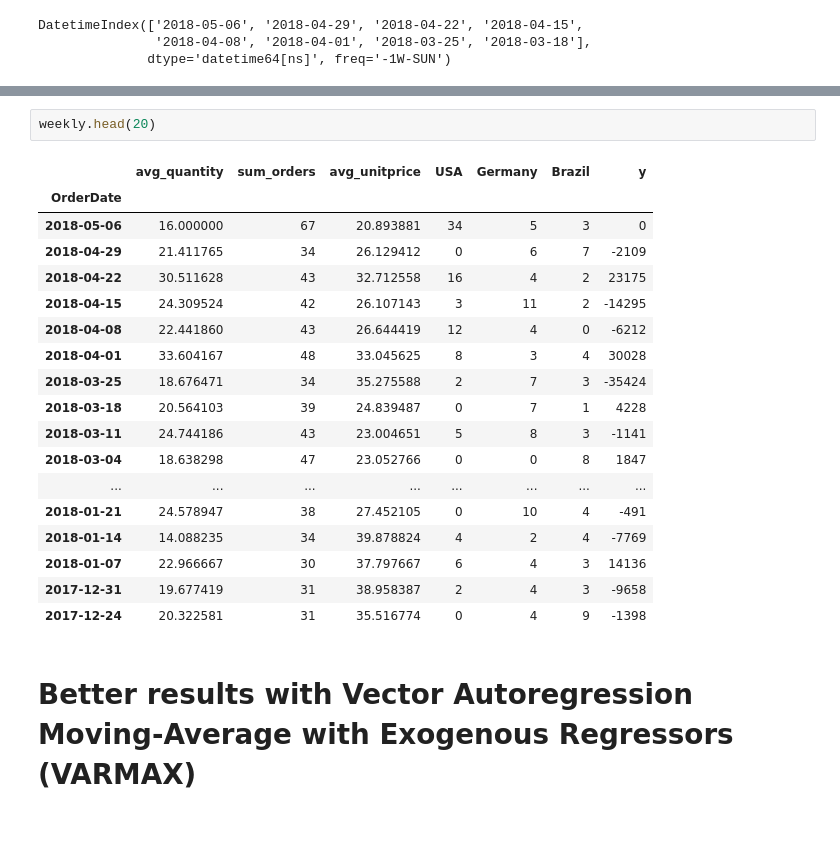
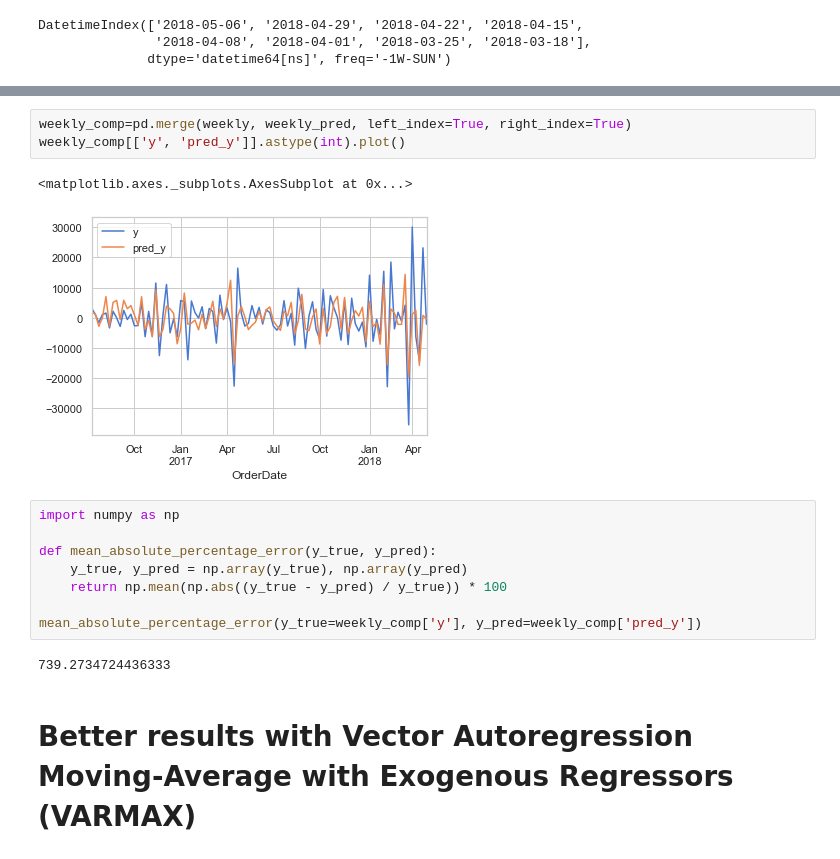
Before and after one commit to JGruettner/comprehensive_crm, a Jupyter notebook: Forecast_Multivari.ipynb, the cells around one changed output, grey strips where cells are left out. Drawn from its saved outputs; the diff is of its cells as text; blank space fills up the shorter version.

```diff
--- a/Forecast_Multivari.ipynb
+++ b/Forecast_Multivari.ipynb
@@ -282,24 +275,19 @@ var_res.fittedvalues
-# %%
-weekly.head(20)
-# %% [output]
-|  | avg_quantity | sum_orders | avg_unitprice | USA | Germany | Brazil | y |
-| OrderDate |  |  |  |  |  |  |  |
-| 2018-05-06 | 16.000000 | 67 | 20.893881 | 34 | 5 | 3 | 0 |
-| 2018-04-29 | 21.411765 | 34 | 26.129412 | 0 | 6 | 7 | -2109 |
-| 2018-04-22 | 30.511628 | 43 | 32.712558 | 16 | 4 | 2 | 23175 |
-| 2018-04-15 | 24.309524 | 42 | 26.107143 | 3 | 11 | 2 | -14295 |
-| 2018-04-08 | 22.441860 | 43 | 26.644419 | 12 | 4 | 0 | -6212 |
-| 2018-04-01 | 33.604167 | 48 | 33.045625 | 8 | 3 | 4 | 30028 |
-| 2018-03-25 | 18.676471 | 34 | 35.275588 | 2 | 7 | 3 | -35424 |
-| 2018-03-18 | 20.564103 | 39 | 24.839487 | 0 | 7 | 1 | 4228 |
-| 2018-03-11 | 24.744186 | 43 | 23.004651 | 5 | 8 | 3 | -1141 |
-| 2018-03-04 | 18.638298 | 47 | 23.052766 | 0 | 0 | 8 | 1847 |
-| ... | ... | ... | ... | ... | ... | ... | ... |
-| 2018-01-21 | 24.578947 | 38 | 27.452105 | 0 | 10 | 4 | -491 |
-| 2018-01-14 | 14.088235 | 34 | 39.878824 | 4 | 2 | 4 | -7769 |
-| 2018-01-07 | 22.966667 | 30 | 37.797667 | 6 | 4 | 3 | 14136 |
-| 2017-12-31 | 19.677419 | 31 | 38.958387 | 2 | 4 | 3 | -9658 |
-| 2017-12-24 | 20.322581 | 31 | 35.516774 | 0 | 4 | 9 | -1398 |
+# %%
+weekly_comp=pd.merge(weekly, weekly_pred, left_index=True, right_index=True)
+weekly_comp[['y', 'pred_y']].astype(int).plot()
+# %% [output]
+<matplotlib.axes._subplots.AxesSubplot at 0x...>
+[figure, added]
+# %%
+import numpy as np
+
+def mean_absolute_percentage_error(y_true, y_pred):
+    y_true, y_pred = np.array(y_true), np.array(y_pred)
+    return np.mean(np.abs((y_true - y_pred) / y_true)) * 100
+
+mean_absolute_percentage_error(y_true=weekly_comp['y'], y_pred=weekly_comp['pred_y'])
+# %% [output]
+739.2734724436333
 # %% [markdown]
 # Better results with Vector Autoregression Moving-Average with Exogenous Regressors (VARMAX)
 # %%
```
Also changed, not shown: parts of 14 cells of this notebook.
